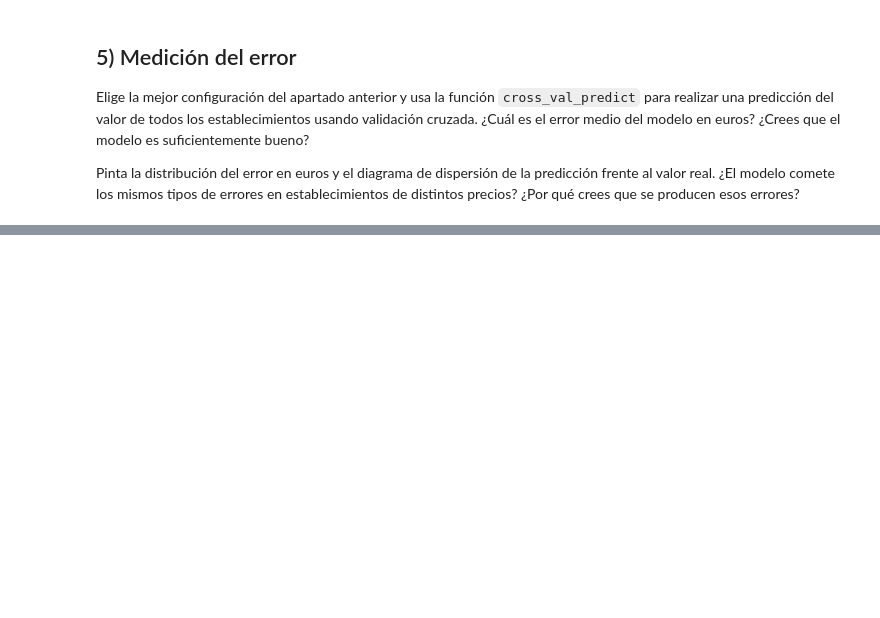
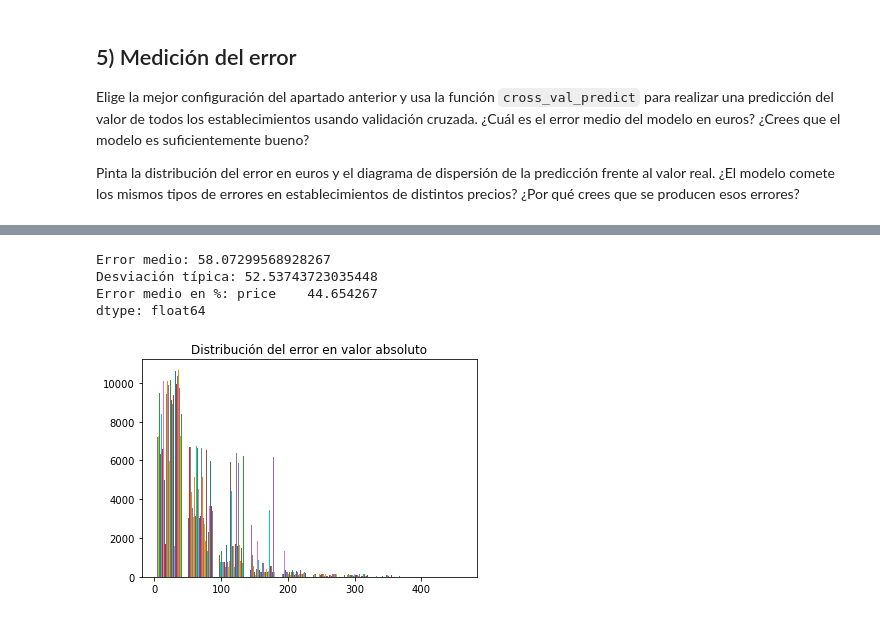
Before and after one commit to Arkh3/IA2_repo, a Jupyter notebook: Practica2/Practica/P3_regresion.ipynb, the cells around one changed output, grey strips where cells are left out. Cells and saved outputs as stored; diff of their text form; code cells hidden in the pictures; blank space fills up the shorter version.

```diff
--- a/Practica2/Practica/P3_regresion.ipynb
+++ b/Practica2/Practica/P3_regresion.ipynb
@@ -207,13 +171,13 @@ from sklearn.preprocessing import StandardScaler
 
 # Transformamos las variables de entrada
 scaler_x = StandardScaler()
-scaler_x.fit(desPisos)
-desPisos_scaled=scaler_x.transform(desPisos)
+scaler_x.fit(desPisos.values)
+desPisos_scaled=scaler_x.transform(desPisos.values)
 
 # Y también transformamos la variable de salida
 scaler_y = StandardScaler()
-scaler_y.fit(target)
-target_scaled=scaler_y.transform(target)
+scaler_y.fit(target.values.reshape(-1,1))
+target_scaled=scaler_y.transform(target.values.reshape(-1,1))
 # %%
 desPisos_scaled
 # %% [output]
@@ -396,3 +297,16 @@ plt.show()
 Elige la mejor configuración del apartado anterior y usa la función `cross_val_predict` para realizar una predicción del valor de todos los establecimientos usando validación cruzada. ¿Cuál es el error medio del modelo en euros? ¿Crees que el modelo es suficientemente bueno?
 
 Pinta la distribución del error en euros y el diagrama de dispersión de la predicción frente al valor real. ¿El modelo comete los mismos tipos de errores en establecimientos de distintos precios? ¿Por qué crees que se producen esos errores?
+# %%
+from sklearn.model_selection import cross_val_predict
+
+# Creamos el clasificador
+regul_param=0.1
+mlp = MLPRegressor(hidden_layer_sizes=(200, ), activation='relu', solver='adam', alpha=regul_param, batch_size=100,
+             learning_rate='constant', learning_rate_init=0.001, max_iter=500, random_state=RANDOM_STATE)
+
+# estimamos
+predicts_scaled = cross_val_predict(mlp, desPisos_scaled, target_scaled.ravel(), cv=10)
+
+# desescalamos las predicciones para que estén en la escala original
+predicts=scaler_y.inverse_transform(predicts_scaled)
@@ -398,0 +327,24 @@ Pinta la distribución del error en euros y el diagrama de dispersión de la pre
+# %%
+errors = np.abs(target.to_numpy() - predicts) # error en cada ejemplo
+mean_error = np.mean(errors)
+std_error = np.std(errors)
+mean_price = np.mean(target)
+
+print('Error medio:', mean_error)
+print('Desviación típica:', std_error)
+print('Error medio en %:', mean_error/mean_price*100)
+# %% [output]
+Error medio: 58.07299568928267
+Desviación típica: 52.53743723035448
+Error medio en %: price    44.654267
+dtype: float64
+# %%
+# Dibujamos el histograma de los errores
+fig1 = plt.figure()
+ax1 = plt.axes()
+ax1.hist(errors)
+
+plt.title('Distribución del error en valor absoluto')
+plt.show()
+# %% [output]
+[figure, added]
```
Also changed, not shown: parts of 12 cells of this notebook, 1 other file.
